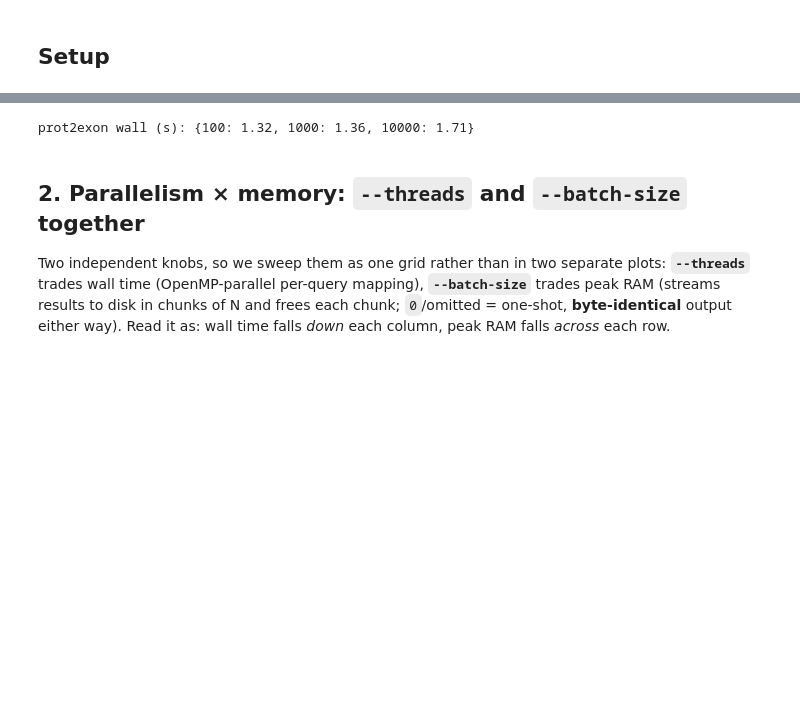
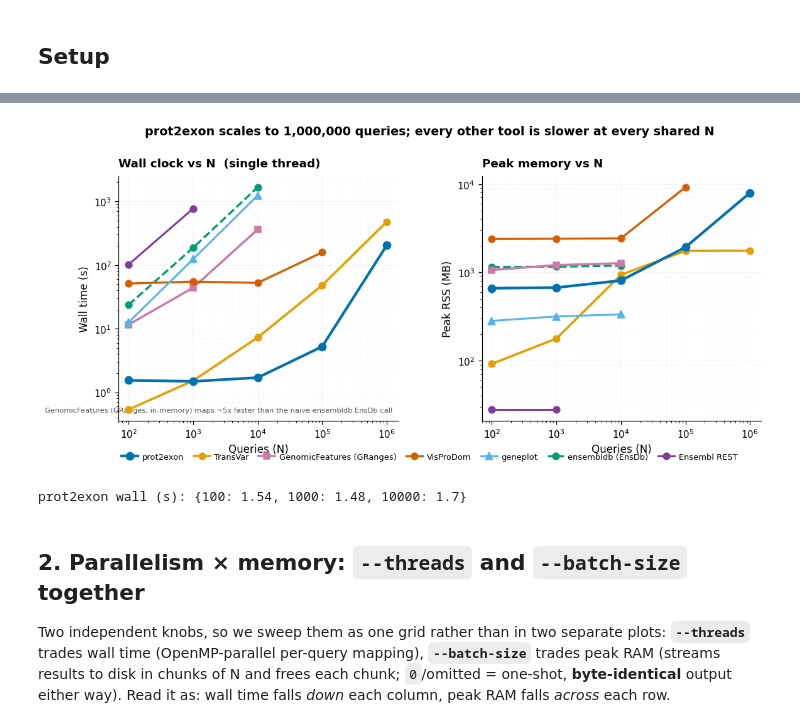
Before and after one commit to SotoLF/fastCDS, a Jupyter notebook: tutorial/reproduce_paper/end_to_end/scaling_and_ram.ipynb, the cells around one changed output, grey strips where cells are left out. Saved outputs shown, nothing was run; the diff lists cells and outputs as text; code cells hidden in the pictures; blank space fills up the shorter version.

```diff
--- a/tutorial/reproduce_paper/end_to_end/scaling_and_ram.ipynb
+++ b/tutorial/reproduce_paper/end_to_end/scaling_and_ram.ipynb
@@ -173,10 +158,64 @@ plt.show()
+# %%
+# Per-tool style. >=2 measured N -> line+markers; a single N -> diamond.
+# Two Bioconductor proteinToGenome routes are timed separately: 'ensembldb' is the
+# naive EnsDb call (hits the SQLite DB), 'GenomicFeatures (GRanges)' precomputes a
+# CDS-by-transcript GRangesList once and maps in-memory (~5x faster per query).
+STYLE = {
+    "prot2exon":       dict(c=COLORS['prot2exon'], lw=2.8, ms=8, ls="-",  mk="o", z=6, label="prot2exon"),
+    "transvar":        dict(c=COLORS['transvar'],  lw=2.4, ms=7, ls="-",  mk="o", z=5, label="TransVar"),
+    "genomicfeatures": dict(c=COLORS['rest'],      lw=2.3, ms=7, ls="-",  mk="s", z=5, label="GenomicFeatures (GRanges)"),
+    "visprodom":       dict(c=COLORS['bad'],       lw=2.2, ms=7, ls="-",  mk="o", z=5, label="VisProDom"),
+    "geneplot":        dict(c=COLORS['neutral'],   lw=2.0, ms=8, ls="-",  mk="^", z=5, label="geneplot"),
+    "ensembldb":       dict(c=COLORS['ensembldb'], lw=2.2, ms=7, ls="--", mk="o", z=4, label="ensembldb (EnsDb)"),
+    "rest":            dict(c='#7d3c98',           lw=2.0, ms=7, ls="-",  mk="o", z=5, label="Ensembl REST"),
+}
+
+fig, axes = plt.subplots(1, 2, figsize=(12, 4.6), gridspec_kw={'wspace': 0.30})
+for tool, st in STYLE.items():
+    d = s[s.tool == tool].sort_values("n")
+    if len(d) >= 2:
+        axes[0].plot(d.n, d.wall_s, marker=st["mk"], ls=st["ls"], color=st["c"],
+                     lw=st["lw"], ms=st["ms"], label=st["label"], zorder=st["z"])
+    else:
+        axes[0].plot(d.n, d.wall_s, "D", color=st["c"], ms=st["ms"] + 1, zorder=st["z"],
+                     label=f"{st['label']} (1 N)")
+    dr = d[d.rss_mb.notna()]
+    if len(dr) >= 2:
+        axes[1].plot(dr.n, dr.rss_mb, marker=st["mk"], ls=st["ls"], color=st["c"],
+                     lw=st["lw"], ms=st["ms"], label=st["label"], zorder=st["z"])
+    elif len(dr) == 1:
+        axes[1].plot(dr.n, dr.rss_mb, "D", color=st["c"], ms=st["ms"] + 1, zorder=st["z"],
+                     label=f"{st['label']} (1 N)")
+
+axes[0].text(0.98, 0.03, "GenomicFeatures (GRanges, in-memory) maps ~5x faster than the naive ensembldb EnsDb call",
+             transform=axes[0].transAxes, ha="right", va="bottom", fontsize=7.5, color="#555")
+for ax in axes:
+    ax.set_xscale("log"); ax.set_yscale("log"); ax.set_xlabel("Queries (N)")
+    ax.set_xlim(70, 1.5e6)
+    ax.grid(which='major', alpha=0.4, lw=0.7); ax.grid(which='minor', alpha=0.2, lw=0.5)
+axes[0].set_ylabel("Wall time (s)")
+axes[0].set_title("Wall clock vs N  (single thread)", loc='left')
+axes[1].set_ylabel("Peak RSS (MB)")
+axes[1].set_title("Peak memory vs N", loc='left')
+# One shared legend BELOW both panels so it never sits on top of a curve.
+handles, labels = axes[0].get_legend_handles_labels()
+fig.legend(handles, labels, loc='lower center', bbox_to_anchor=(0.5, -0.04),
+           ncol=7, fontsize=8.5, framealpha=0.95, columnspacing=1.2, handletextpad=0.5)
+
+fig.suptitle("prot2exon scales to 1,000,000 queries; every other tool is slower at every shared N",
+             fontsize=12.5, fontweight='semibold', y=1.04)
+fig.tight_layout(rect=[0, 0.05, 1, 0.96])
+fig.savefig(DATA / "scaling_apple2apple.png", bbox_inches="tight")
+plt.show()
+# %% [output]
+[figure, added]
 # %%
-# The ~1.3 s floor at low N is one-time index load (~298 MB binary
+# The ~1.5 s floor at low N is one-time index load (~298 MB binary
 # index). Per-query mapping is essentially free until we get to 100k+.
-small = agg.query("tool == 'prot2exon' and n <= 10000")
+small = s.query("tool == 'prot2exon' and n <= 10000")
 print("prot2exon wall (s):", dict(zip(small['n'], small['wall_s'].round(2))))
 # %% [output]
-prot2exon wall (s): {100: 1.32, 1000: 1.36, 10000: 1.71}
+prot2exon wall (s): {100: 1.54, 1000: 1.48, 10000: 1.7}
 # %% [markdown]
 ## 2. Parallelism × memory: `--threads` and `--batch-size` together
 
```
Also changed, not shown: parts of 7 cells of this notebook, 17 other files.
